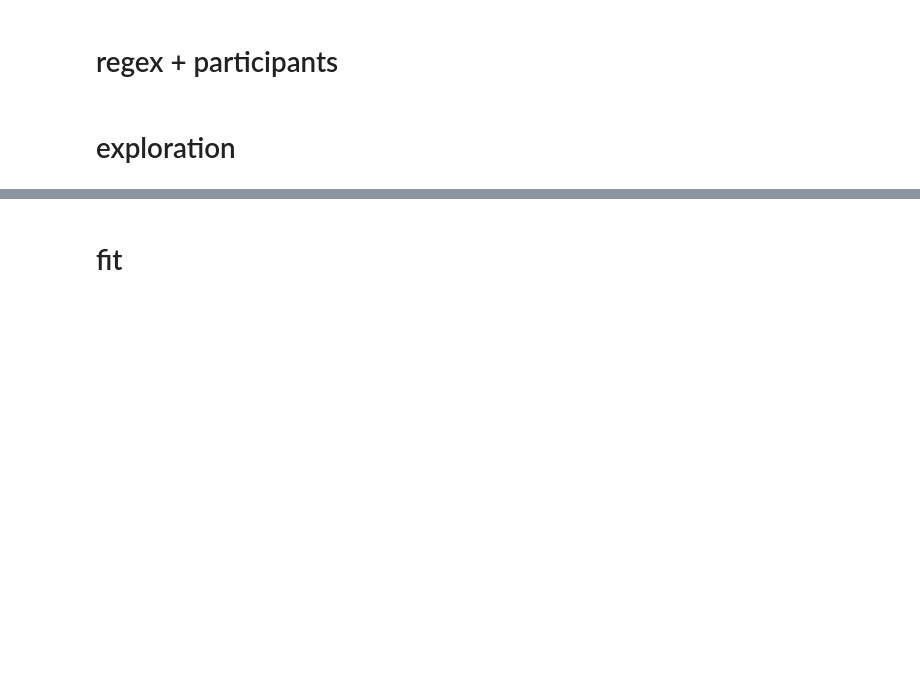
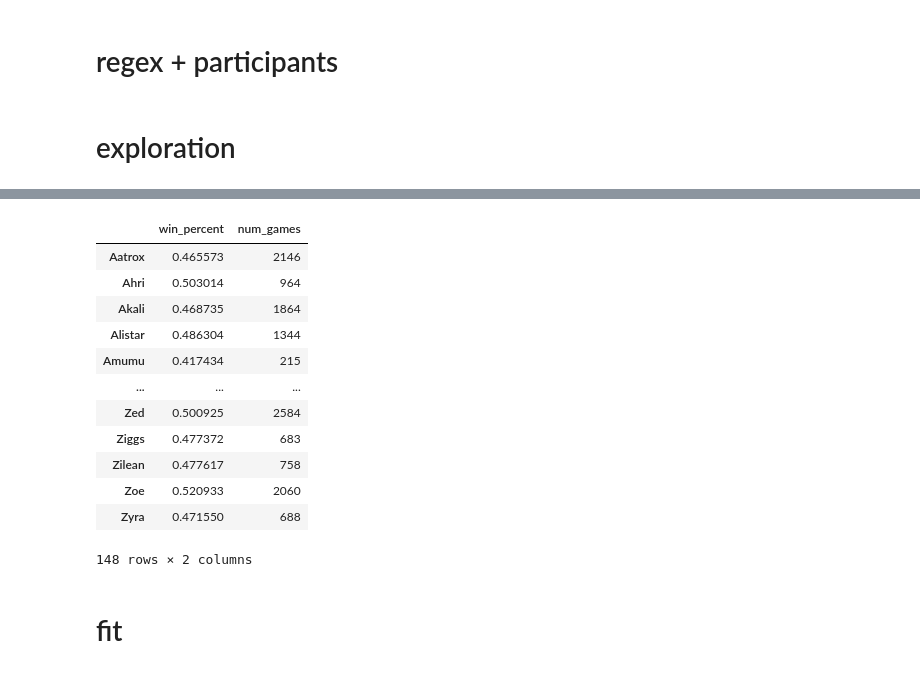
Before and after one commit to dereksov/LoL_Skilled_Players_Analysis, a Jupyter notebook: data_exploration-dso.ipynb, the cells around one changed output, grey strips where cells are left out. Cells and saved outputs as stored; diff of their text form; code cells hidden in the pictures; blank space fills up the shorter version.

```diff
--- a/data_exploration-dso.ipynb
+++ b/data_exploration-dso.ipynb
@@ -168,5 +188,5 @@ all(df["teams_0_win"] == df["participants_4_stats_win"])
 # %%
-champions = df[["gameId", "teams_0_win",
+champions = df[["teams_0_win",
                 "participants_0_championId", "participants_1_championId",
                 "participants_2_championId", "participants_3_championId",
                 "participants_4_championId", "participants_5_championId",
@@ -187,3 +221,41 @@ champions
+# %%
+#series of total games per champ
+champgames = []
+for col in champions.columns:
+    champgames.append(champions[col].value_counts())
+
+totalgames = champgames[1]
+for i in range(2,10):
+    totalgames += champgames[i]
+# %%
+#series of win percentages per champ
+champwins = {}
+for i in range(0,5):
+    champwins[i] = champions.groupby('participants_{}_championId'.format(i)
+                                    ).mean()['teams_0_win']
+for i in range(5,10):
+    champwins[i] = 1 - champions.groupby('participants_{}_championId'.format(i)
+                                        ).mean()['teams_0_win']
+totalwins = pd.DataFrame(champwins).mean(axis=1)
+# %%
+#create df
+wins = totalwins.to_frame().join(totalgames.to_frame())
+wins.columns = ['win_percent','num_games']
+wins
+# %% [output]
+|  | win_percent | num_games |
+| Aatrox | 0.465573 | 2146 |
+| Ahri | 0.503014 | 964 |
+| Akali | 0.468735 | 1864 |
+| Alistar | 0.486304 | 1344 |
+| Amumu | 0.417434 | 215 |
+| ... | ... | ... |
+| Zed | 0.500925 | 2584 |
+| Ziggs | 0.477372 | 683 |
+| Zilean | 0.477617 | 758 |
+| Zoe | 0.520933 | 2060 |
+| Zyra | 0.471550 | 688 |
+148 rows × 2 columns
 # %% [markdown]
 # fit
 # %%
```
Also changed, not shown: parts of 3 cells of this notebook, 2 other files.
